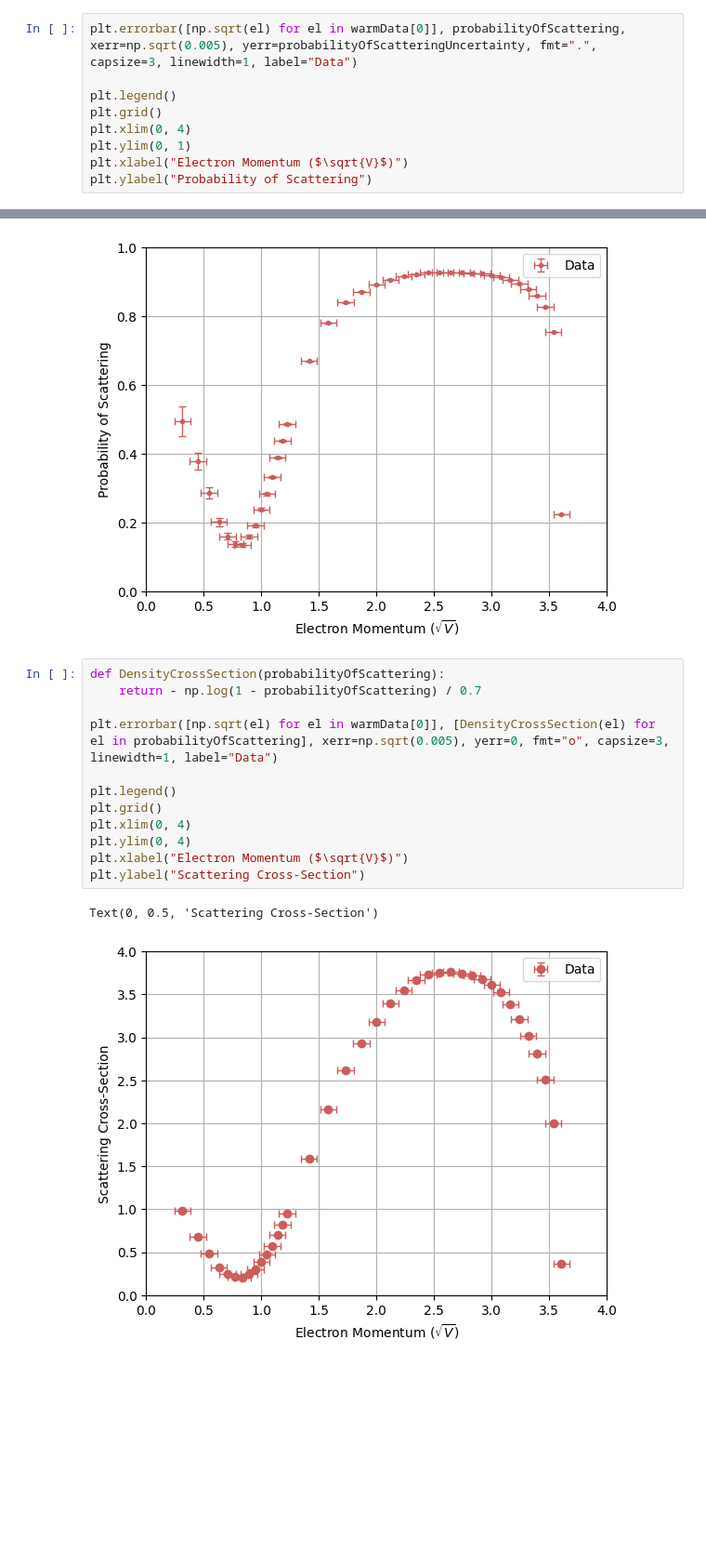
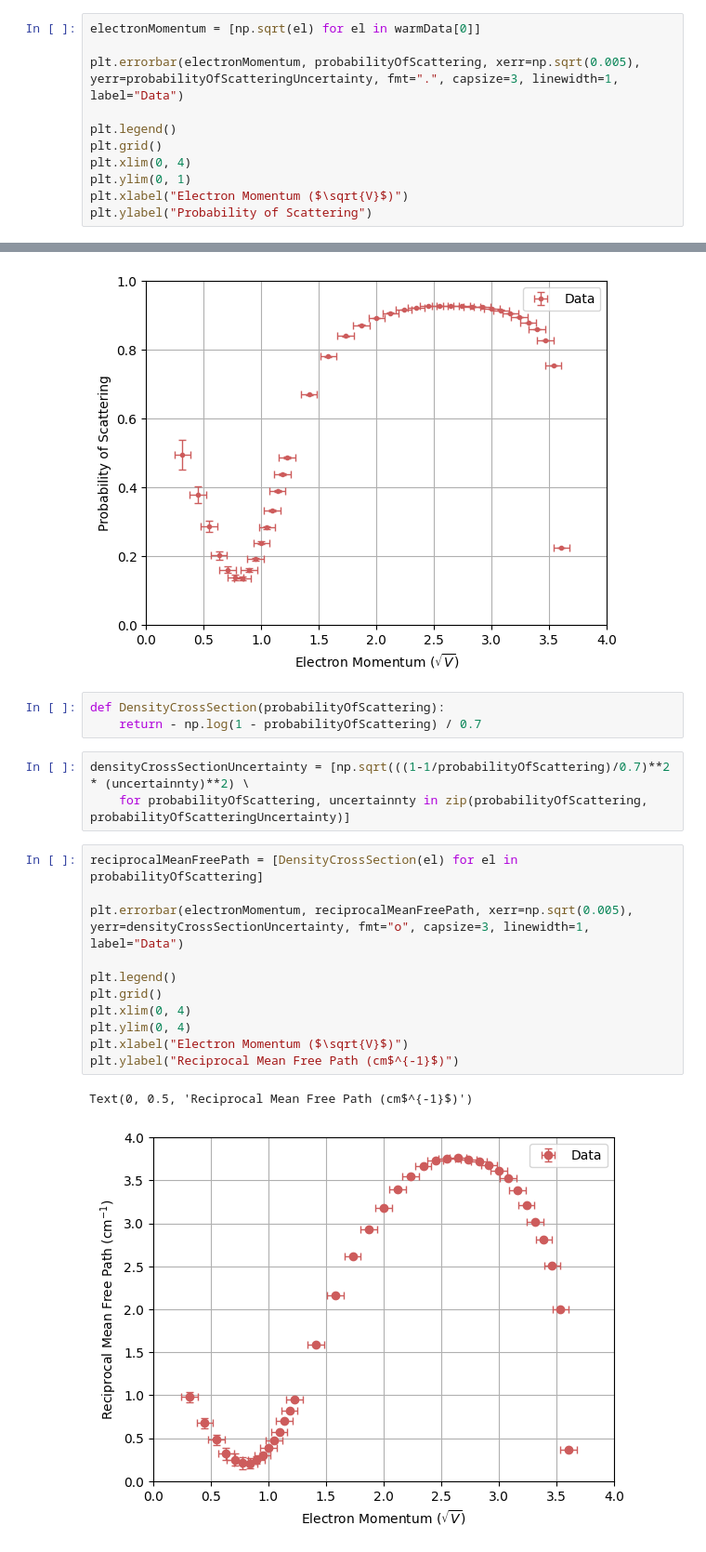
Before and after one commit to daraghhollman/UCD_PASS_Labs, a Jupyter notebook: RamsauerTownsend/Python/ramsauer.ipynb, the cells around one changed output, grey strips where cells are left out. Shown at 93% size. Cells and saved outputs as stored; diff of their text form; blank space fills up the shorter version.

```diff
--- a/RamsauerTownsend/Python/ramsauer.ipynb
+++ b/RamsauerTownsend/Python/ramsauer.ipynb
@@ -130,5 +126,7 @@ print(CurrentUncertainty(0.05, 10000))
 # %%
-plt.errorbar([np.sqrt(el) for el in warmData[0]], probabilityOfScattering, xerr=np.sqrt(0.005), yerr=probabilityOfScatteringUncertainty, fmt=".", capsize=3, linewidth=1, label="Data")
+electronMomentum = [np.sqrt(el) for el in warmData[0]]
+
+plt.errorbar(electronMomentum, probabilityOfScattering, xerr=np.sqrt(0.005), yerr=probabilityOfScatteringUncertainty, fmt=".", capsize=3, linewidth=1, label="Data")
 
 plt.legend()
 plt.grid()
@@ -139,18 +137,23 @@ plt.ylabel("Probability of Scattering")
 # %% [output]
 Text(0, 0.5, 'Probability of Scattering')
 [figure]
+# %%
+def DensityCrossSection(probabilityOfScattering):
+    return - np.log(1 - probabilityOfScattering) / 0.7
+# %%
+densityCrossSectionUncertainty = [np.sqrt(((1-1/probabilityOfScattering)/0.7)**2 * (uncertainnty)**2) \
+    for probabilityOfScattering, uncertainnty in zip(probabilityOfScattering, probabilityOfScatteringUncertainty)]
 # %%
-def DensityCrossSection(probabilityOfScattering):
-    return - np.log(1 - probabilityOfScattering) / 0.7
+reciprocalMeanFreePath = [DensityCrossSection(el) for el in probabilityOfScattering]
 
-plt.errorbar([np.sqrt(el) for el in warmData[0]], [DensityCrossSection(el) for el in probabilityOfScattering], xerr=np.sqrt(0.005), yerr=0, fmt="o", capsize=3, linewidth=1, label="Data")
+plt.errorbar(electronMomentum, reciprocalMeanFreePath, xerr=np.sqrt(0.005), yerr=densityCrossSectionUncertainty, fmt="o", capsize=3, linewidth=1, label="Data")
 
 plt.legend()
 plt.grid()
 plt.xlim(0, 4)
 plt.ylim(0, 4)
 plt.xlabel("Electron Momentum ($\sqrt{V}$)")
-plt.ylabel("Scattering Cross-Section")
+plt.ylabel("Reciprocal Mean Free Path (cm$^{-1}$)")
 # %% [output]
-Text(0, 0.5, 'Scattering Cross-Section')
+Text(0, 0.5, 'Reciprocal Mean Free Path (cm$^{-1}$)')
-[figure, old version]
+[figure, new version]
```
Also changed, not shown: parts of 5 cells of this notebook, 1 other file.
